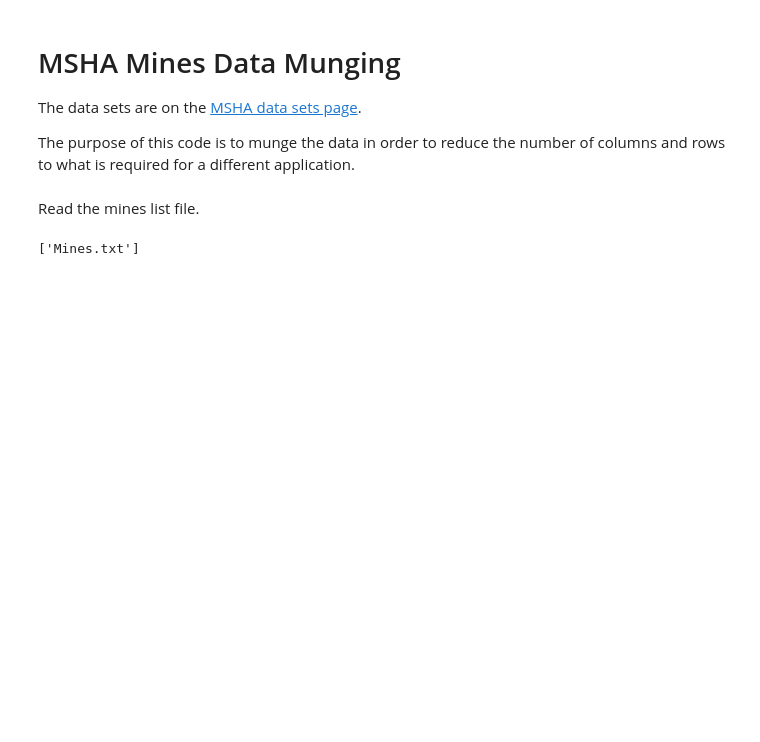
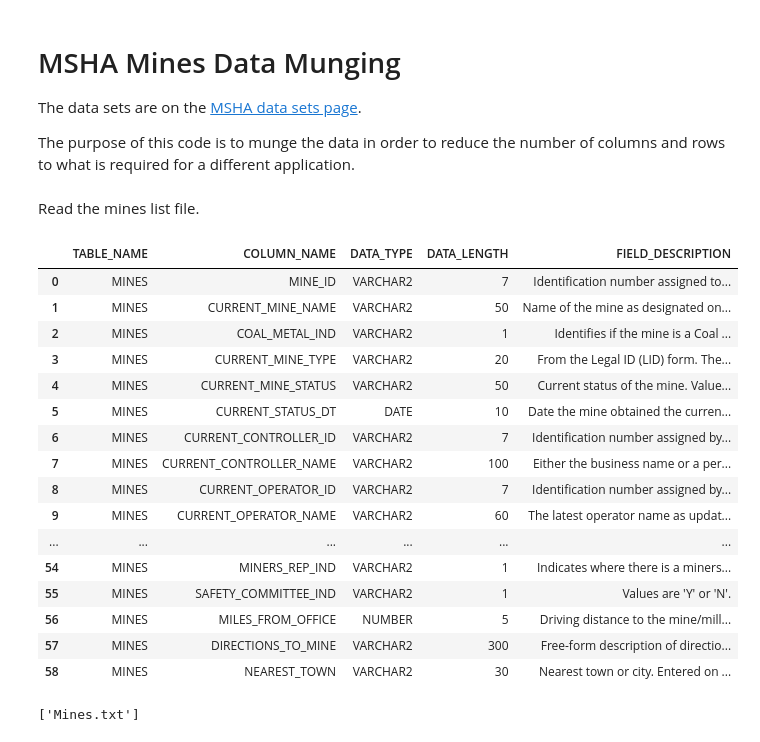
Before and after one commit to gillespilon/jupyter, a Jupyter notebook: msha/msha_mines_data_munging.ipynb, the cells around one changed output. Saved outputs shown, nothing was run; the diff lists cells and outputs as text; code cells hidden in the pictures; blank space fills up the shorter version.

```diff
--- a/msha/msha_mines_data_munging.ipynb
+++ b/msha/msha_mines_data_munging.ipynb
@@ -9,3 +9,29 @@ import pandas as pd
 from IPython.display import display
 # %% [markdown]
 Read the mines list file.
+# %%
+# import from the MSHA website
+mines_definition = pd.read_table(
+    'https://arlweb.msha.gov/opengovernmentdata/DataSets/Mines_Definition_File.txt',
+    sep='|')
+# %%
+with pd.option_context('display.max_colwidth', 9999):
+     display(mines_definition.head(100))
+# %% [output]
+|  | TABLE_NAME | COLUMN_NAME | DATA_TYPE | DATA_LENGTH | FIELD_DESCRIPTION |
+| 0 | MINES | MINE_ID | VARCHAR2 | 7 | Identification number assigned to... |
+| 1 | MINES | CURRENT_MINE_NAME | VARCHAR2 | 50 | Name of the mine as designated on... |
+| 2 | MINES | COAL_METAL_IND | VARCHAR2 | 1 | Identifies if the mine is a Coal ... |
+| 3 | MINES | CURRENT_MINE_TYPE | VARCHAR2 | 20 | From the Legal ID (LID) form. The... |
+| 4 | MINES | CURRENT_MINE_STATUS | VARCHAR2 | 50 | Current status of the mine. Value... |
+| 5 | MINES | CURRENT_STATUS_DT | DATE | 10 | Date the mine obtained the curren... |
+| 6 | MINES | CURRENT_CONTROLLER_ID | VARCHAR2 | 7 | Identification number assigned by... |
+| 7 | MINES | CURRENT_CONTROLLER_NAME | VARCHAR2 | 100 | Either the business name or a per... |
+| 8 | MINES | CURRENT_OPERATOR_ID | VARCHAR2 | 7 | Identification number assigned by... |
+| 9 | MINES | CURRENT_OPERATOR_NAME | VARCHAR2 | 60 | The latest operator name as updat... |
+| ... | ... | ... | ... | ... | ... |
+| 54 | MINES | MINERS_REP_IND | VARCHAR2 | 1 | Indicates where there is a miners... |
+| 55 | MINES | SAFETY_COMMITTEE_IND | VARCHAR2 | 1 | Values are 'Y' or 'N'. |
+| 56 | MINES | MILES_FROM_OFFICE | NUMBER | 5 | Driving distance to the mine/mill... |
+| 57 | MINES | DIRECTIONS_TO_MINE | VARCHAR2 | 300 | Free-form description of directio... |
+| 58 | MINES | NEAREST_TOWN | VARCHAR2 | 30 | Nearest town or city. Entered on ... |
```
Also changed, not shown: parts of 7 cells of this notebook.
